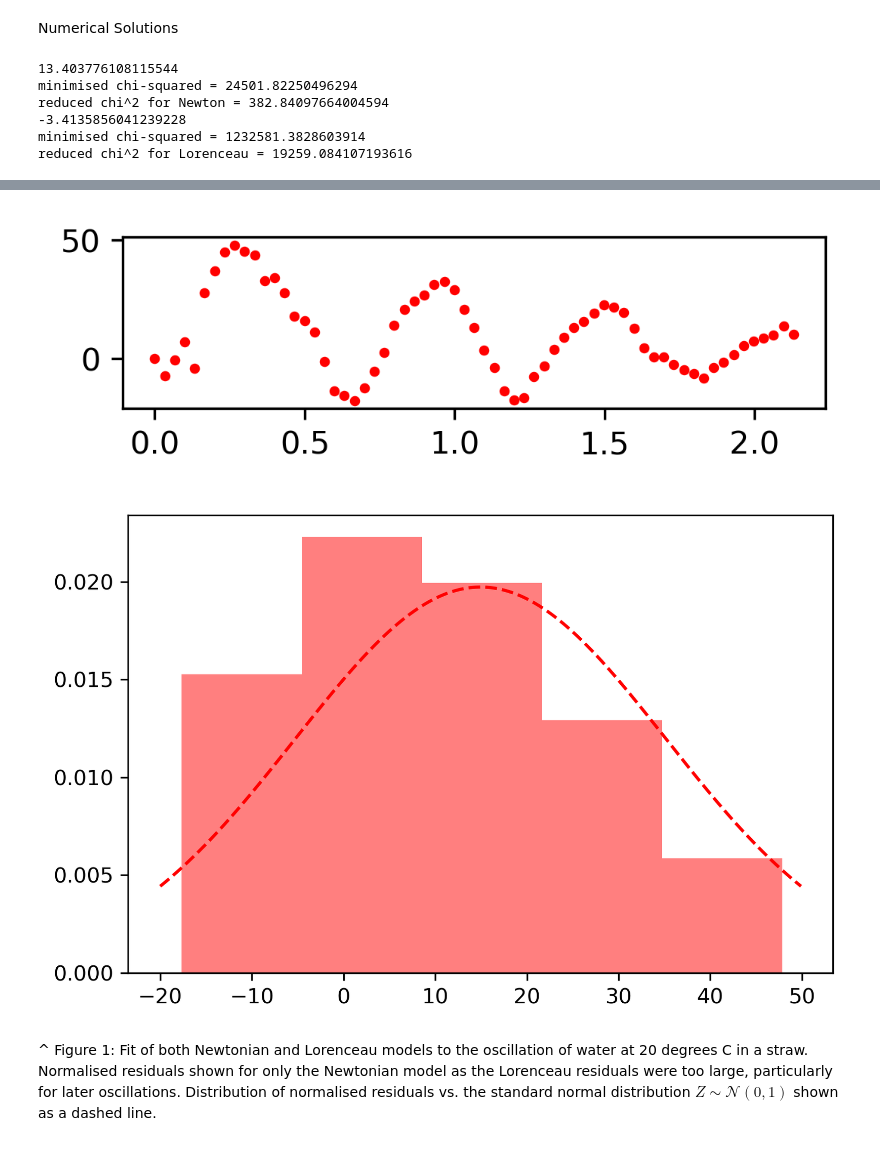
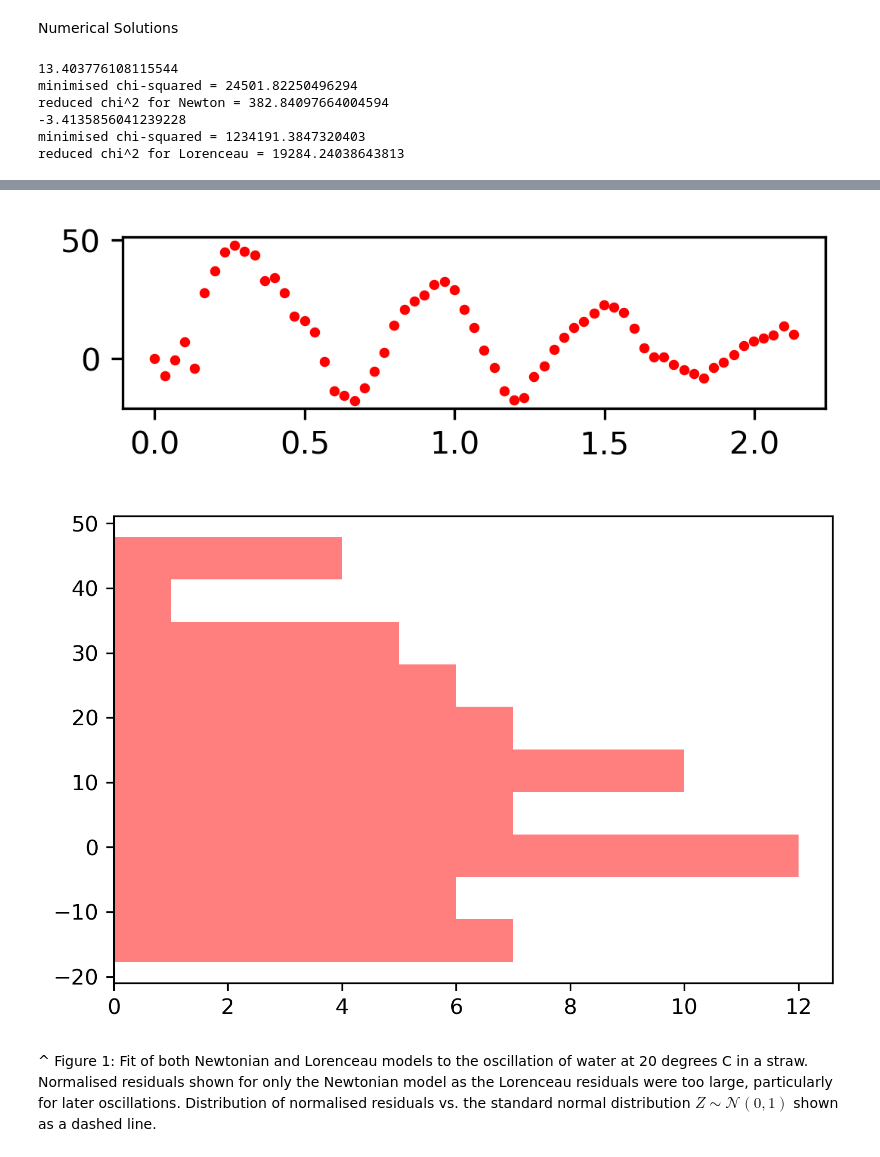
Before and after one commit to kevroi/AdvLab, a Jupyter notebook: fluid_osc/GravityDrivenFluidOscillations.ipynb, the cells around one changed output, grey strips where cells are left out. Cells and saved outputs as stored; diff of their text form; code cells hidden in the pictures.

```diff
--- a/fluid_osc/GravityDrivenFluidOscillations.ipynb
+++ b/fluid_osc/GravityDrivenFluidOscillations.ipynb
@@ -76,7 +76,7 @@ def scatter_hist(x, y, ax, ax_histx, ax_histy):
     ax_histy.hist(y, bins=bins, orientation='horizontal')
 # %%
 # Plot raw data
-plt.errorbar(time_data_clean,z_data_clean, yerr=z_err, fmt='.')
+plt.errorbar(time_data_clean,z_data_clean, yerr=z_err, fmt='.', c='k', markersize=5)
 
 # Newtonian Solution
 g = 9.8*100
@@ -119,7 +119,7 @@ deg_freedom = z_data_clean.size - initial_values.size # Make sure you understand
 chisq_reduced = chisq_min/deg_freedom
 print('reduced chi^2 for Newton = {}'.format(chisq_reduced))
 
-plt.plot(t_soln_Newt,z_soln_Newt,'r',label='Newtonian model')
+plt.plot(t_soln_Newt,z_soln_Newt,'indianred',label='Newtonian model')
 
 # Lorenceau Solution
 def DZdt_Loren(Z, t, omega):
@@ -143,6 +143,7 @@ popt, pcov = optimize.curve_fit(Lorenceau_solver,
 omega_solution = popt[0]
 t_soln_Lor = np.arange(0, 25.5, 0.01)
 Z_intial = [z_data_clean[0], 0]
+Z_intial = [0.01, 0]
 print(omega_solution)
 z_soln_Lor = sp.integrate.odeint(DZdt_Loren, Z_intial, t_soln_Lor, args=(0.016,))[:,0]*h
 res_calc_Lor = sp.integrate.odeint(DZdt_Loren, Z_intial, time_data_clean, args=(0.016,))[:,0]*h
@@ -158,7 +159,10 @@ deg_freedom = z_data_clean.size - initial_values.size # Make sure you understand
 chisq_reduced = chisq_min/deg_freedom
 print('reduced chi^2 for Lorenceau = {}'.format(chisq_reduced))
 
-plt.plot(t_soln_Lor*(h*1e-2/9.8)**0.5,z_soln_Lor,'g',label='Lorenceau model')
+plt.plot(t_soln_Lor*(h*1e-2/9.8)**0.5,z_soln_Lor,'royalblue',label='Lorenceau model')
+plt.legend()
+plt.ylabel('z [cm]')
+plt.xlabel('t [s]')
 plt.show()
 
 
@@ -172,15 +176,28 @@ plt.scatter(time_data_clean, res_Newton, c='r', s=5)
 
 plt.show()
 
-x_axis = np.arange(-20, 50, 0.1)
-import statistics
-# Calculating mean and standard
-# deviation
-mean = statistics.mean(x_axis)
-sd = statistics.stdev(x_axis)
+# x_axis = np.arange(-10, 10, 0.1)
+# import statistics
+# # Calculating mean and standard
+# # deviation
+# mean = statistics.mean(x_axis)
+# sd = statistics.stdev(x_axis)
+
+
 from scipy.stats import norm
-plt.hist(res_Newton, bins=5, color='r', alpha=0.5, density=True)
-plt.plot(x_axis, norm.pdf(x_axis, mean, sd), 'r--')
+
+data = np.random.normal(0, 1, 250)
+mu, std = norm.fit(data)
+
+plt.hist(res_Newton, bins=10, color='r', alpha=0.5, density=False, orientation='horizontal')
+
+xmin, xmax = plt.xlim()
+x = np.linspace(xmin, xmax, 100)
+p = norm.pdf(x, mu, std)
+
+# plt.plot(x, p, 'k', linewidth=2)
+
+# plt.plot(x_axis, norm.pdf(x_axis, mean, sd), 'r--')
 plt.show()
 
 
@@ -210,5 +227,5 @@ plt.show()
 minimised chi-squared = 24501.82250496294
 reduced chi^2 for Newton = 382.84097664004594
 -3.4135856041239228
-minimised chi-squared = 1232581.3828603914
-reduced chi^2 for Lorenceau = 19259.084107193616
+minimised chi-squared = 1234191.3847320403
+reduced chi^2 for Lorenceau = 19284.24038643813
@@ -216,5 +233,5 @@ reduced chi^2 for Lorenceau = 19259.084107193616
 [figure]
-[figure, old version]
+[figure, new version]
 # %% [markdown]
 ^
 Figure 1: Fit of both Newtonian and Lorenceau models to the oscillation of water at 20 degrees C in a straw. Normalised residuals shown for only the Newtonian model as the Lorenceau residuals were too large, particularly for later oscillations. Distribution of normalised residuals vs. the standard normal distribution $Z \sim \mathcal{N}(0,1)$ shown as a dashed line.
```
Also changed, not shown: parts of 2 cells of this notebook.
